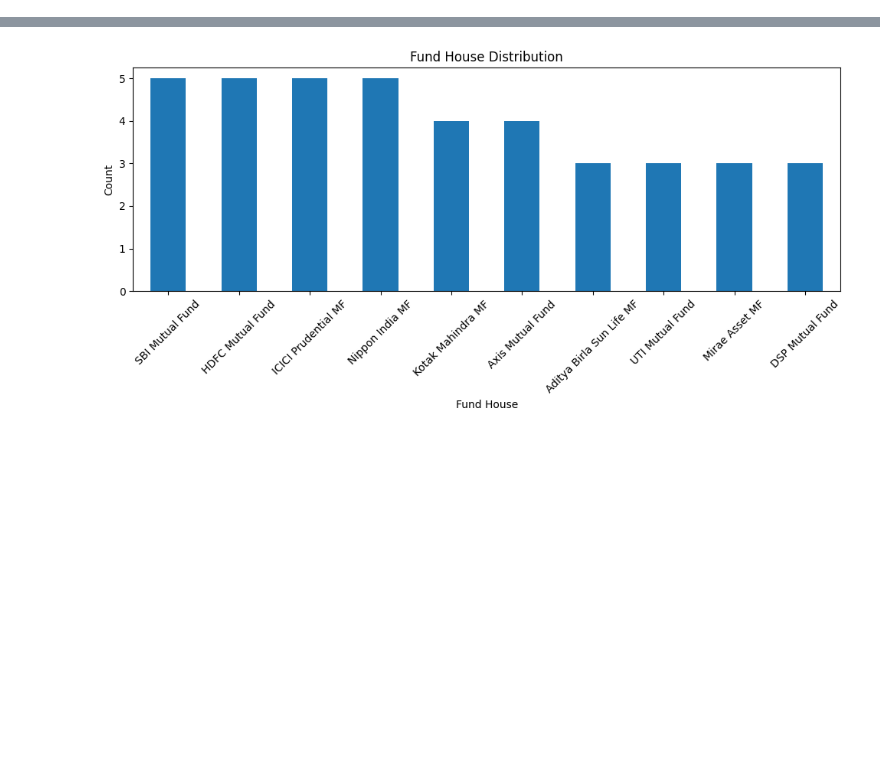
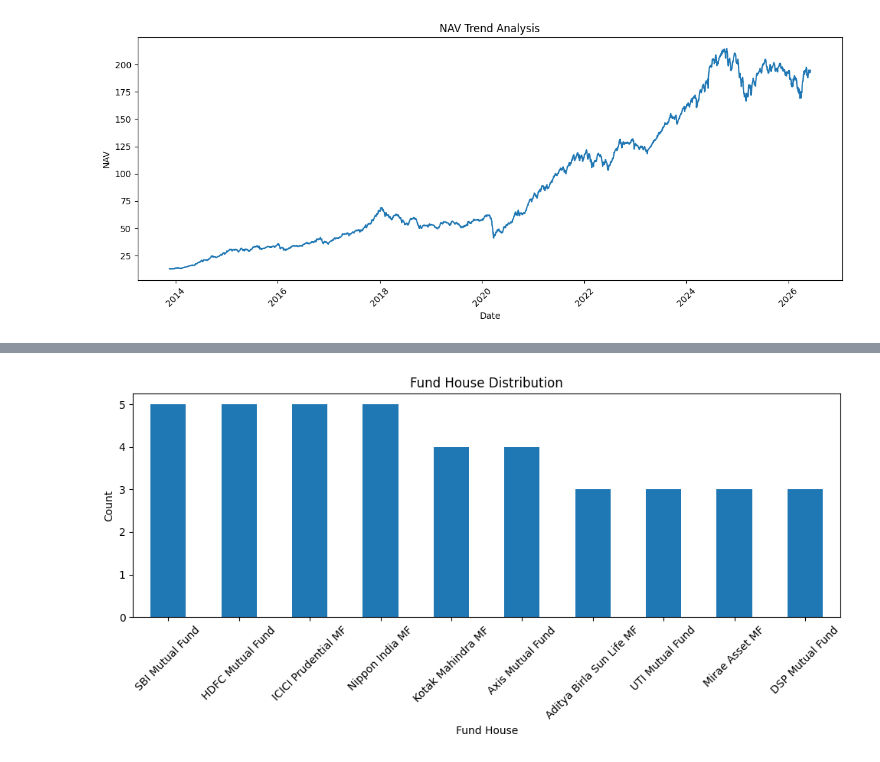
Before and after one commit to varunsaibanda/Mutual_Fund_Capstone, a Jupyter notebook: notebooks/03_EDA_Analysis.ipynb, the cells around one changed output, grey strips where cells are left out. Cells and saved outputs as stored; diff of their text form; code cells hidden in the pictures; blank space fills up the shorter version.

```diff
--- a/notebooks/03_EDA_Analysis.ipynb
+++ b/notebooks/03_EDA_Analysis.ipynb
@@ -0,0 +16,17 @@
+# %%
+nav_data = pd.read_csv('../data/raw/live_nav_125497.csv')
+
+nav_data['date'] = pd.to_datetime(nav_data['date'], dayfirst=True)
+
+plt.figure(figsize=(12,5))
+plt.plot(nav_data['date'], nav_data['nav'])
+
+plt.title('NAV Trend Analysis')
+plt.xlabel('Date')
+plt.ylabel('NAV')
+plt.xticks(rotation=45)
+
+plt.tight_layout()
+plt.show()
+# %% [output]
+[figure, added]
```
Also changed, not shown: parts of 16 cells of this notebook, 22 other files.
